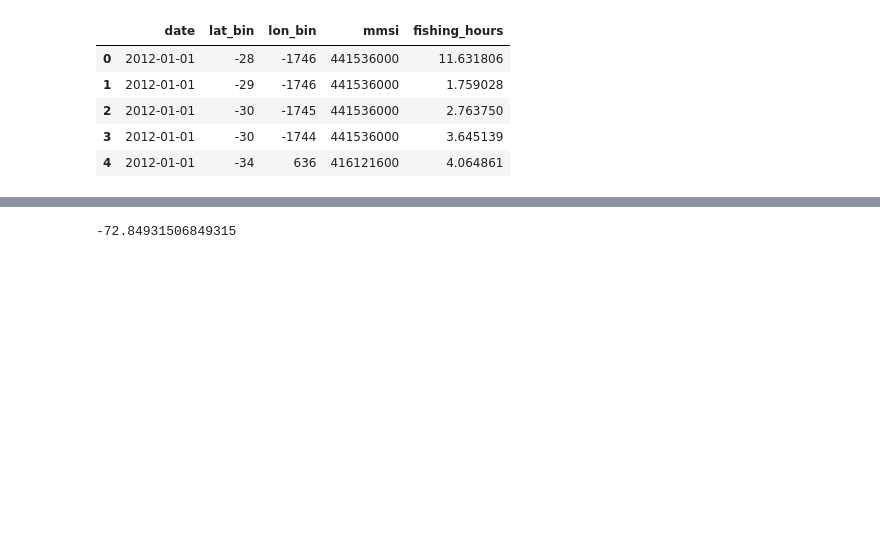
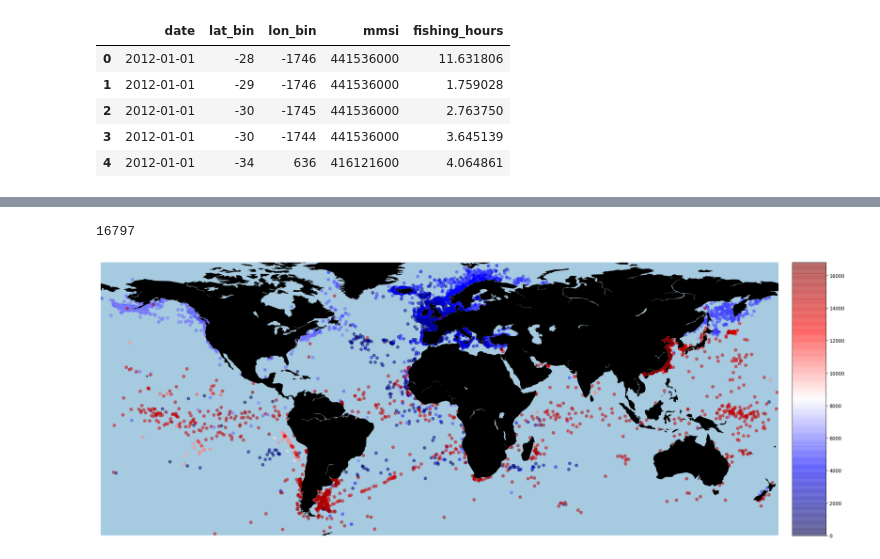
Before and after one commit to johnwoodill/GlobalFishingWatch-EDA, a Jupyter notebook: fishing_effort_byvessel.ipynb, the cells around one changed output, grey strips where cells are left out. Drawn from its saved outputs; the diff is of its cells as text; code cells hidden in the pictures; blank space fills up the shorter version.

```diff
--- a/fishing_effort_byvessel.ipynb
+++ b/fishing_effort_byvessel.ipynb
@@ -30,7 +34,8 @@ dat.to_csv('data/fishing_effort_byvessel/2012_daily_csvs.csv')
 # %%
+dat = pd.read_csv('data/2012_daily_csvs.csv')
 dat.head()
 #dat.describe()
 len(dat.mmsi.value_counts())
-dat2 = dat.groupby(['mmsi'], as_index=False).mean()
-dat2['lat_bin'] = dat2['lat_bin']*.10
-dat2['lon_bin'] = dat2['lon_bin']*.10
+dat = dat.groupby(['mmsi'], as_index=False).mean()
+dat['lat_bin'] = dat['lat_bin']*.10
+dat['lon_bin'] = dat['lon_bin']*.10
@@ -121,4 +42,35 @@ High five! You successfully sent some data to your account on plotly. View your
-# %%
-min(dat2['lat_bin'])
-# %% [output]
--72.84931506849315
+# %%
+max(dat['fishing_hours'])
+# %% [output]
+16797
+# %%
+# Set the dimension of the figure
+my_dpi=96
+plt.figure(figsize=(2600/my_dpi, 1800/my_dpi), dpi=my_dpi)
+
+# read the data (on the web)
+#data = pd.read_csv('http://python-graph-gallery.com/wp-content/uploads/TweetSurfData.csv', sep=";")
+
+# Make the background map
+m=Basemap(llcrnrlon=-180, llcrnrlat=-65,urcrnrlon=180,urcrnrlat=80)
+m.drawmapboundary(fill_color='#A6CAE0', linewidth=0)
+m.fillcontinents(color='black', alpha=1)
+m.drawcoastlines(linewidth=0.1, color="white")
+
+# prepare a color for each point depending on the continent.
+dat['fishing_hours'] = pd.factorize(dat['fishing_hours'])[0]
+
+# Add a point per position
+m.scatter(dat['lon_bin'], dat['lat_bin'], alpha=0.5, c=dat['fishing_hours'], cmap="seismic")
+
+
+# copyright and source data info
+#plt.text( -170, -58,'Where people talk about #Surf\n\nData collected on twitter by @R_Graph_Gallery during 300 days\nPlot realized with Python and the Basemap library', ha='left', va='bottom', size=9, color='#555555' )
+
+# Save as png
+#plt.savefig('#315_Tweet_
+#Surf_Bubble_map1.png', bbox_inches='tight')
+m.colorbar()
+plt.show()
+# %% [output]
+[figure, added]
```
Also changed, not shown: parts of 9 cells of this notebook.
